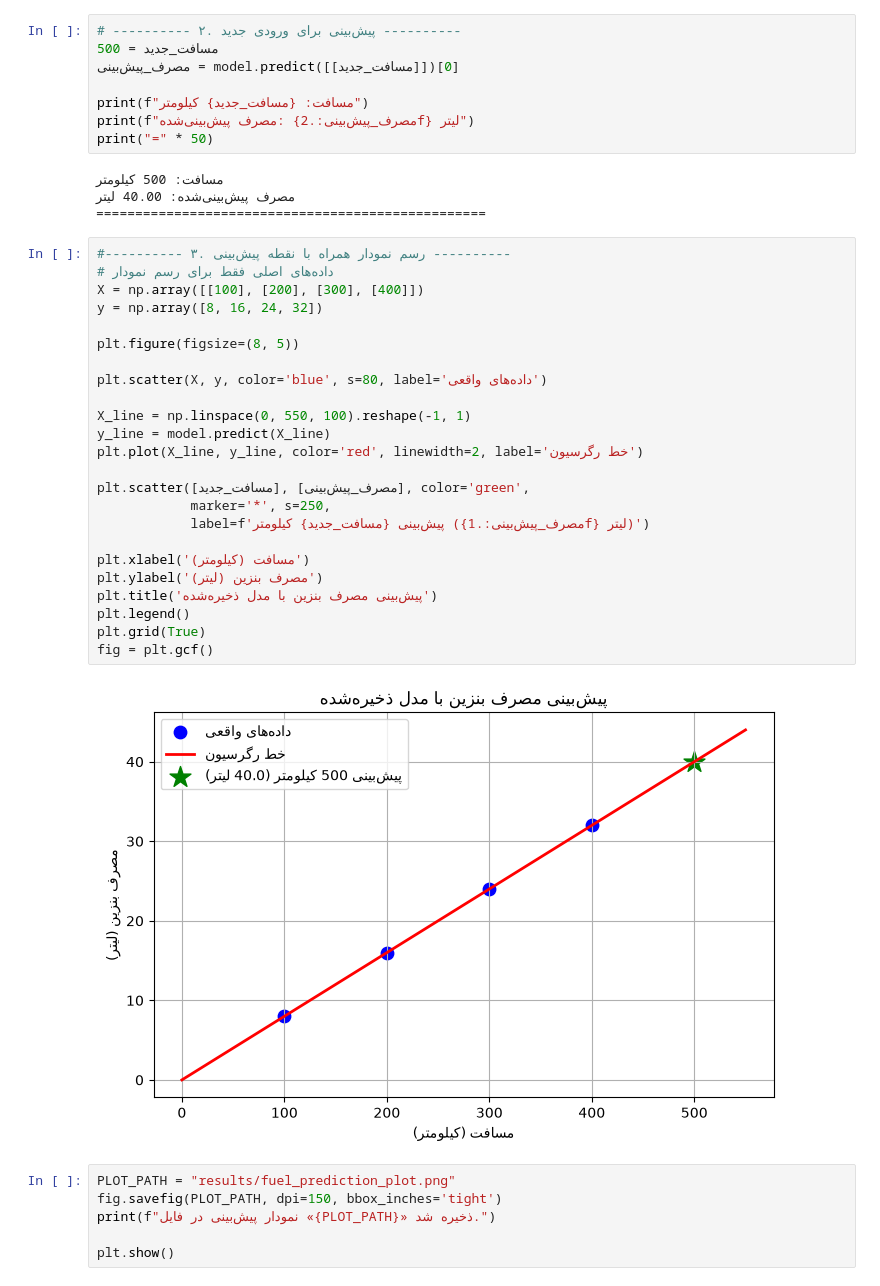
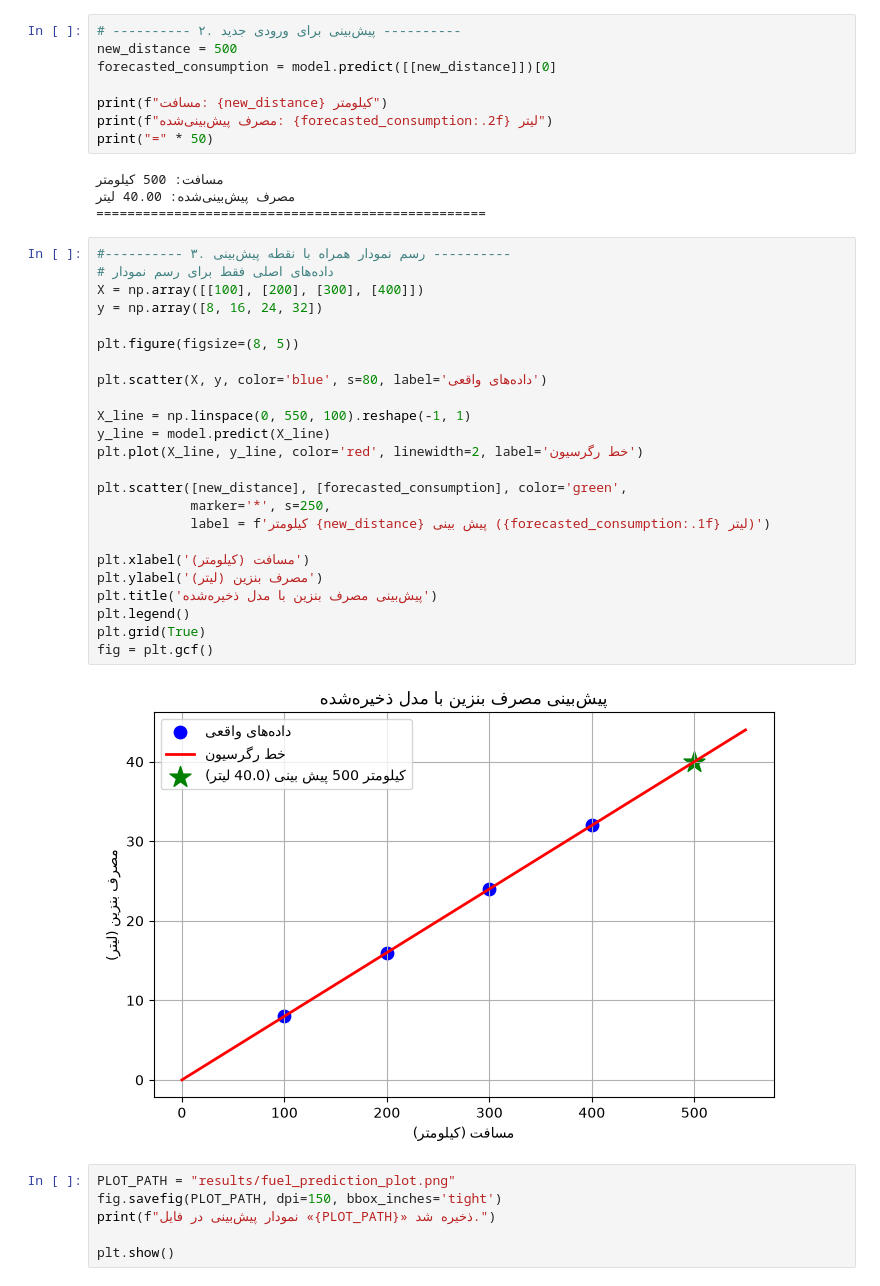
Before and after one commit to notebook-mechai/machine_learning, a Jupyter notebook: 1_Supervised/1_Regression/1_Linear_Regression/5_fuel/predict_fuel.ipynb, the cells around one changed output. Drawn from its saved outputs; the diff is of its cells as text.

```diff
--- a/1_Supervised/1_Regression/1_Linear_Regression/5_fuel/predict_fuel.ipynb
+++ b/1_Supervised/1_Regression/1_Linear_Regression/5_fuel/predict_fuel.ipynb
@@ -27,11 +26,11 @@ print("=" * 50)
 ==================================================
 # %%
 # ---------- ۲. پیش‌بینی برای ورودی جدید ----------
-مسافت_جدید = 500
-مصرف_پیش‌بینی = model.predict([[مسافت_جدید]])[0]
+new_distance = 500
+forecasted_consumption = model.predict([[new_distance]])[0]
 
-print(f"مسافت: {مسافت_جدید} کیلومتر")
-print(f"مصرف پیش‌بینی‌شده: {مصرف_پیش‌بینی:.2f} لیتر")
+print(f"مسافت: {new_distance} کیلومتر")
+print(f"مصرف پیش‌بینی‌شده: {forecasted_consumption:.2f} لیتر")
 print("=" * 50)
 # %% [output]
 مسافت: 500 کیلومتر
@@ -40,29 +39,29 @@ print("=" * 50)
 # %%
 #---------- ۳. رسم نمودار همراه با نقطه پیش‌بینی ----------
 # داده‌های اصلی فقط برای رسم نمودار
 X = np.array([[100], [200], [300], [400]])
 y = np.array([8, 16, 24, 32])
 
 plt.figure(figsize=(8, 5))
 
 plt.scatter(X, y, color='blue', s=80, label='داده‌های واقعی')
 
 X_line = np.linspace(0, 550, 100).reshape(-1, 1)
 y_line = model.predict(X_line)
 plt.plot(X_line, y_line, color='red', linewidth=2, label='خط رگرسیون')
 
-plt.scatter([مسافت_جدید], [مصرف_پیش‌بینی], color='green',
+plt.scatter([new_distance], [forecasted_consumption], color='green',
             marker='*', s=250,
-            label=f'پیش‌بینی {مسافت_جدید} کیلومتر ({مصرف_پیش‌بینی:.1f} لیتر)')
+            label = f'کیلومتر {new_distance} پیش بینی ({forecasted_consumption:.1f} لیتر)')
 
 plt.xlabel('مسافت (کیلومتر)')
 plt.ylabel('مصرف بنزین (لیتر)')
 plt.title('پیش‌بینی مصرف بنزین با مدل ذخیره‌شده')
 plt.legend()
 plt.grid(True)
 fig = plt.gcf()
 # %% [output]
-[figure, old version]
+[figure, new version]
 # %%
 PLOT_PATH = "results/fuel_prediction_plot.png"
 fig.savefig(PLOT_PATH, dpi=150, bbox_inches='tight')
```
Also changed, not shown: parts of 1 cell of this notebook, 4 other files.
